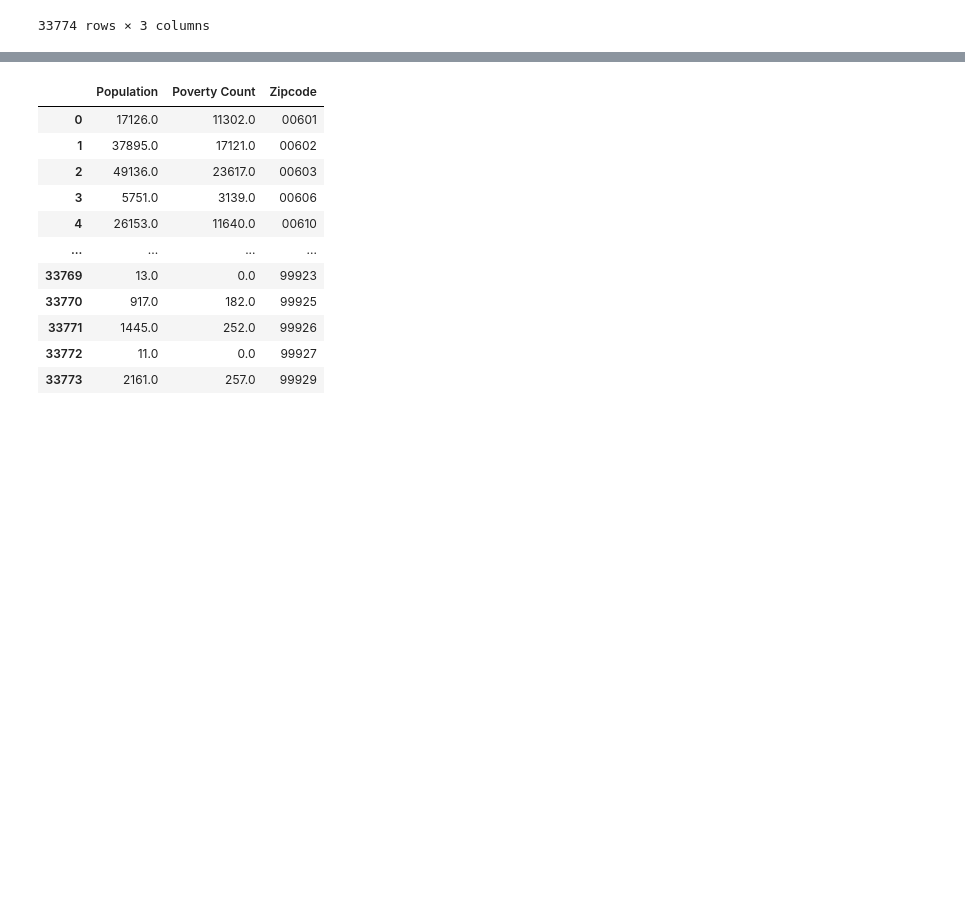
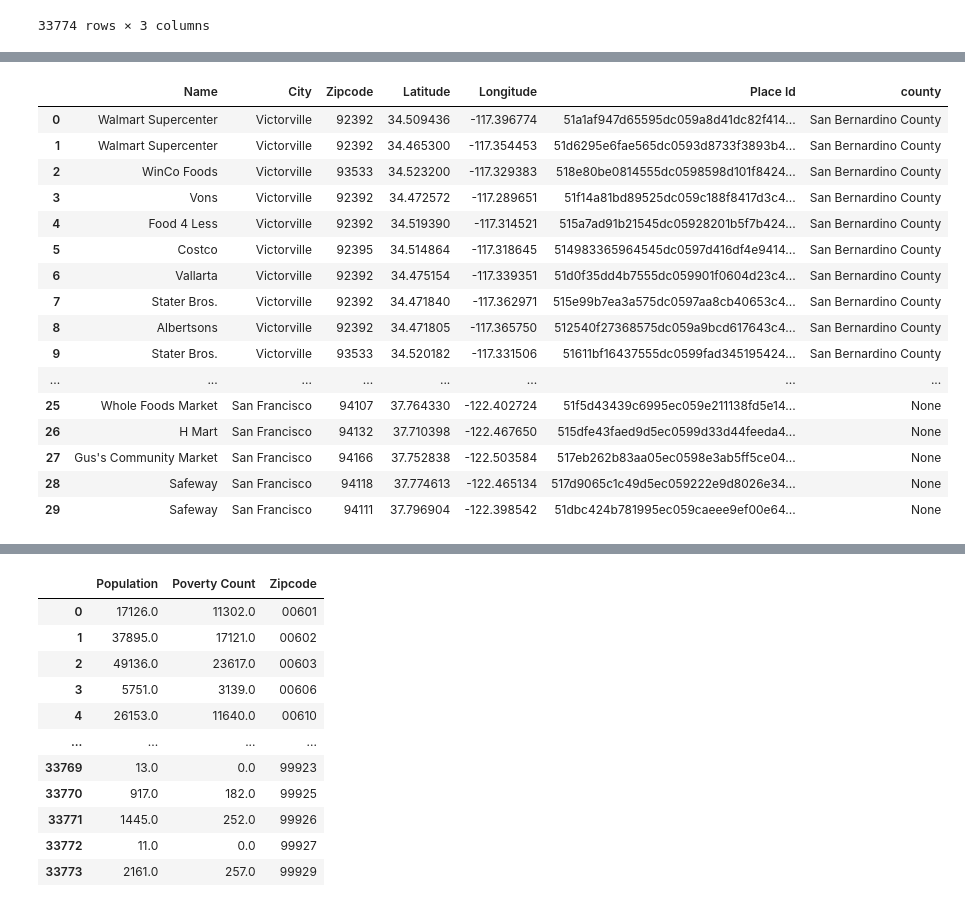
Before and after one commit to slromero/Project1, a Jupyter notebook: Project1_revised2.ipynb, the cells around one changed output, grey strips where cells are left out. Cells and saved outputs as stored; diff of their text form; code cells hidden in the pictures; blank space fills up the shorter version.

```diff
--- a/Project1_revised2.ipynb
+++ b/Project1_revised2.ipynb
@@ -181,0 +191,20 @@ Index(['Name', 'City', 'Zipcode', 'Latitude', 'Longitude'], dtype='object')
+# %%
+supermarket_df
+# %% [output]
+|  | Name | City | Zipcode | Latitude | Longitude | Place Id | county |
+| 0 | Walmart Supercenter | Victorville | 92392 | 34.509436 | -117.396774 | 51a1af947d65595dc059a8d41dc82f414... | San Bernardino County |
+| 1 | Walmart Supercenter | Victorville | 92392 | 34.465300 | -117.354453 | 51d6295e6fae565dc0593d8733f3893b4... | San Bernardino County |
+| 2 | WinCo Foods | Victorville | 93533 | 34.523200 | -117.329383 | 518e80be0814555dc0598598d101f8424... | San Bernardino County |
+| 3 | Vons | Victorville | 92392 | 34.472572 | -117.289651 | 51f14a81bd89525dc059c188f8417d3c4... | San Bernardino County |
+| 4 | Food 4 Less | Victorville | 92392 | 34.519390 | -117.314521 | 515a7ad91b21545dc05928201b5f7b424... | San Bernardino County |
+| 5 | Costco | Victorville | 92395 | 34.514864 | -117.318645 | 514983365964545dc0597d416df4e9414... | San Bernardino County |
+| 6 | Vallarta | Victorville | 92392 | 34.475154 | -117.339351 | 51d0f35dd4b7555dc059901f0604d23c4... | San Bernardino County |
+| 7 | Stater Bros. | Victorville | 92392 | 34.471840 | -117.362971 | 515e99b7ea3a575dc0597aa8cb40653c4... | San Bernardino County |
+| 8 | Albertsons | Victorville | 92392 | 34.471805 | -117.365750 | 512540f27368575dc059a9bcd617643c4... | San Bernardino County |
+| 9 | Stater Bros. | Victorville | 93533 | 34.520182 | -117.331506 | 51611bf16437555dc0599fad345195424... | San Bernardino County |
+| ... | ... | ... | ... | ... | ... | ... | ... |
+| 25 | Whole Foods Market | San Francisco | 94107 | 37.764330 | -122.402724 | 51f5d43439c6995ec059e211138fd5e14... | None |
+| 26 | H Mart | San Francisco | 94132 | 37.710398 | -122.467650 | 515dfe43faed9d5ec0599d33d44feeda4... | None |
+| 27 | Gus's Community Market | San Francisco | 94166 | 37.752838 | -122.503584 | 517eb262b83aa05ec0598e3ab5ff5ce04... | None |
+| 28 | Safeway | San Francisco | 94118 | 37.774613 | -122.465134 | 517d9065c1c49d5ec059222e9d8026e34... | None |
+| 29 | Safeway | San Francisco | 94111 | 37.796904 | -122.398542 | 51dbc424b781995ec059caeee9ef00e64... | None |
```
Also changed, not shown: parts of 11 cells of this notebook.
